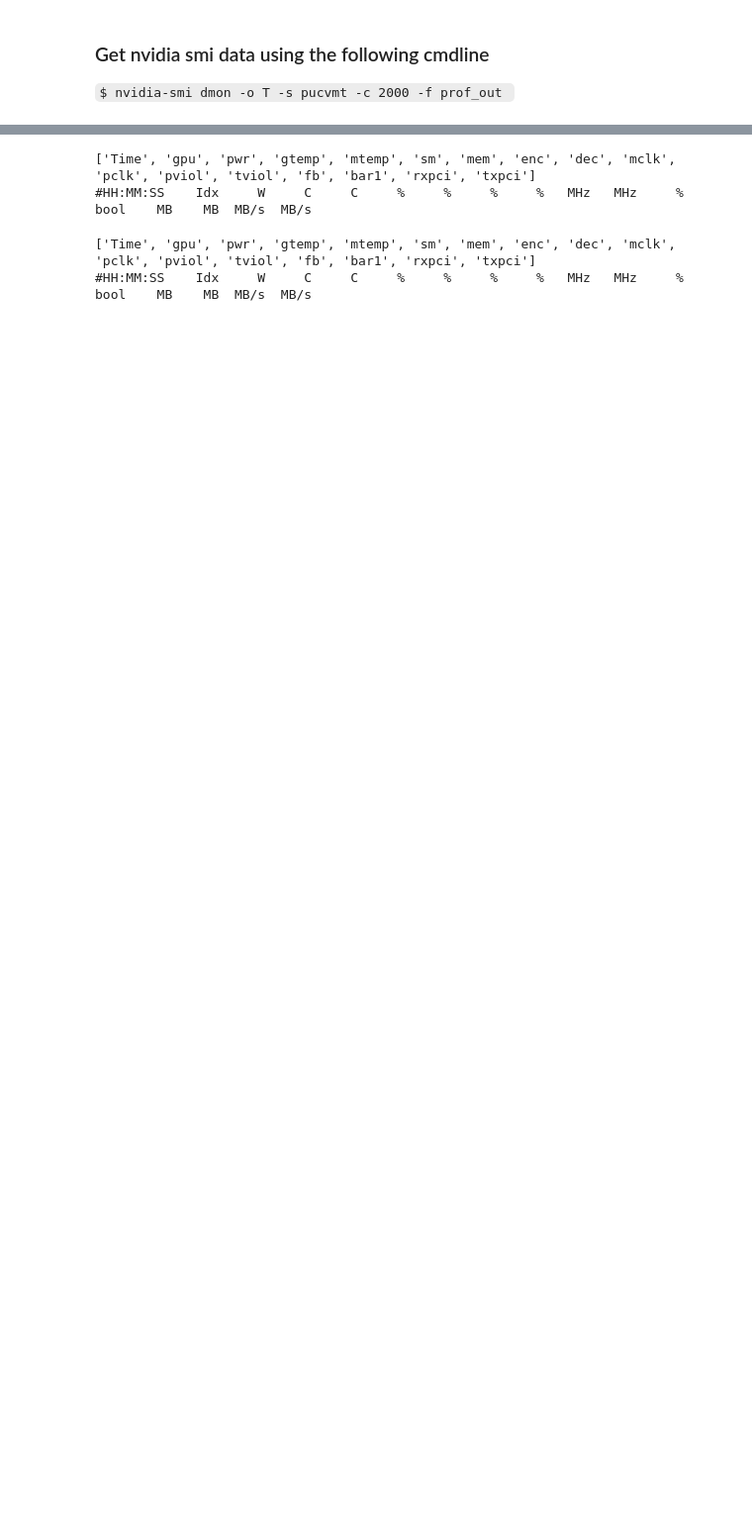
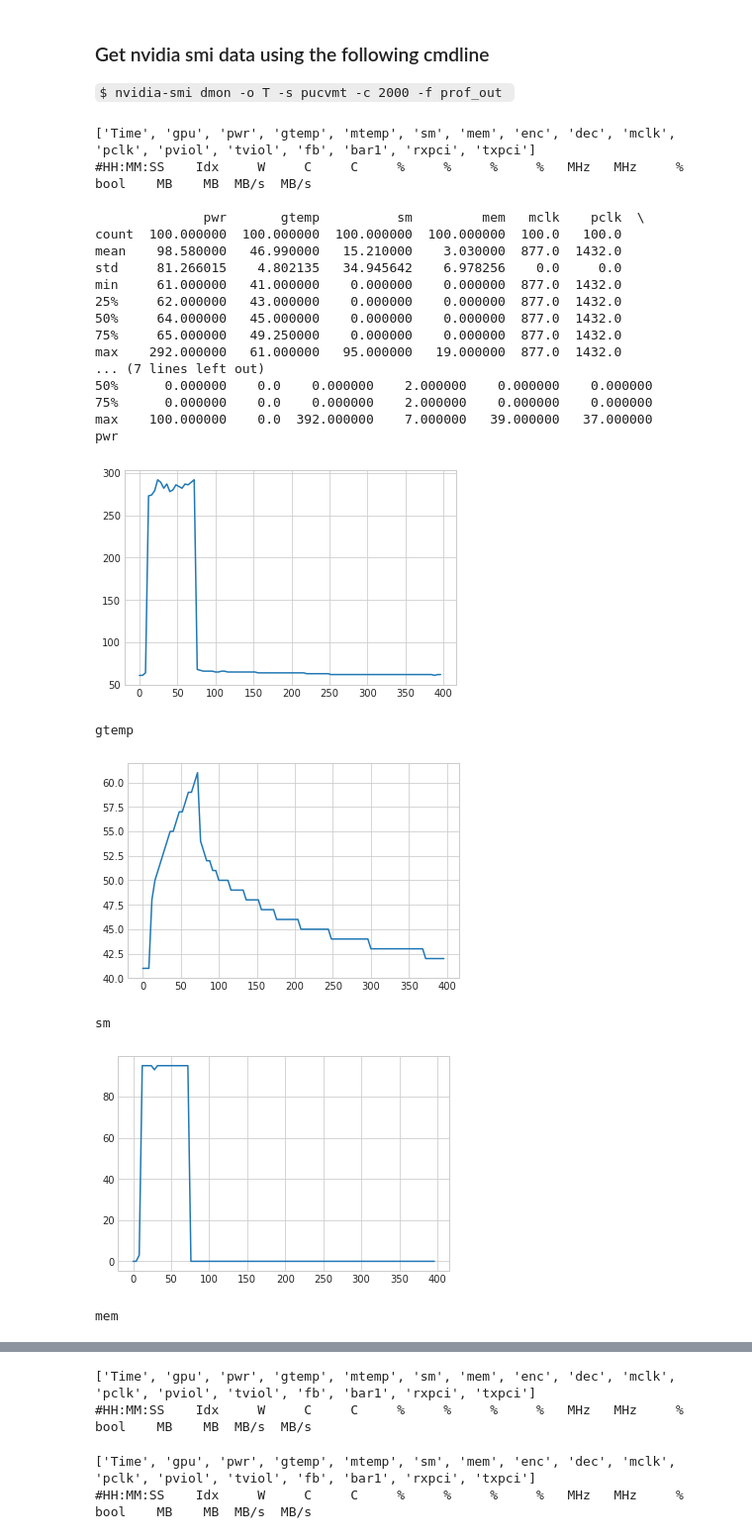
Before and after one commit to akhilguliani/power_benchmark, a Jupyter notebook: parseNplot.ipynb, the cells around one changed output, grey strips where cells are left out. Shown at 99% size. Saved outputs shown, nothing was run; the diff lists cells and outputs as text; code cells hidden in the pictures; blank space fills up the shorter version.

```diff
--- a/parseNplot.ipynb
+++ b/parseNplot.ipynb
@@ -26,3 +26,49 @@ def read_nvdia_smi_dmon(file_path):
     df.to_csv("temp_out")
     df = pd.read_csv("temp_out", index_col=0)
     return df
+# %%
+def plot_gpu_set(set_val, gpu_num, input_file):
+    """
+    set_val: list of gpu params to plot
+    gpu_num:  index of gpu to plot
+    input_file: nvidia-smi output file
+    """
+    df = read_nvdia_smi_dmon(input_file)
+    gpu_df = df[df.gpu == gpu_num]
+    print(gpu_df[set_val].describe())
+    for item in set_val:
+        if gpu_df[item].empty:
+            continue
+        print(item)
+        gpu_df[item].plot()
+        plt.show()
+# %%
+set_values = ['pwr', 'gtemp', 'sm', 'mem', 'mclk', 'pclk', 'pviol', 'tviol', 'fb', 'bar1', 'rxpci', 'txpci']
+gpu_num = 0
+input_file = "./prof_input_itr_sweep_1024_4"
+
+plot_gpu_set(set_values, gpu_num, input_file)
+# %% [output]
+['Time', 'gpu', 'pwr', 'gtemp', 'mtemp', 'sm', 'mem', 'enc', 'dec', 'mclk', 'pclk', 'pviol', 'tviol', 'fb', 'bar1', 'rxpci', 'txpci']
+#HH:MM:SS    Idx     W     C     C     %     %     %     %   MHz   MHz     %  bool    MB    MB  MB/s  MB/s
+
+              pwr       gtemp          sm         mem   mclk    pclk  \
+count  100.000000  100.000000  100.000000  100.000000  100.0   100.0
+mean    98.580000   46.990000   15.210000    3.030000  877.0  1432.0
+std     81.266015    4.802135   34.945642    6.978256    0.0     0.0
+min     61.000000   41.000000    0.000000    0.000000  877.0  1432.0
+25%     62.000000   43.000000    0.000000    0.000000  877.0  1432.0
+50%     64.000000   45.000000    0.000000    0.000000  877.0  1432.0
+75%     65.000000   49.250000    0.000000    0.000000  877.0  1432.0
+max    292.000000   61.000000   95.000000   19.000000  877.0  1432.0
+... (7 lines left out)
+50%      0.000000    0.0    0.000000    2.000000    0.000000    0.000000
+75%      0.000000    0.0    0.000000    2.000000    0.000000    0.000000
+max    100.000000    0.0  392.000000    7.000000   39.000000   37.000000
+pwr
+[figure, added]
+gtemp
+[figure, added]
+sm
+[figure, added]
+mem
```
Also changed, not shown: parts of 7 cells of this notebook.
